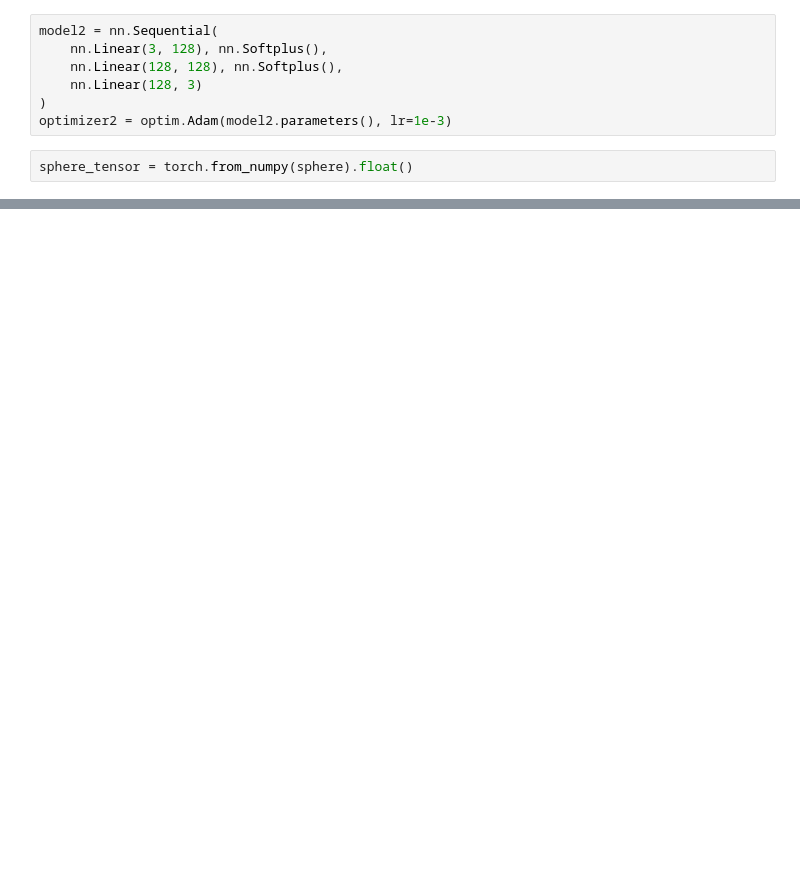
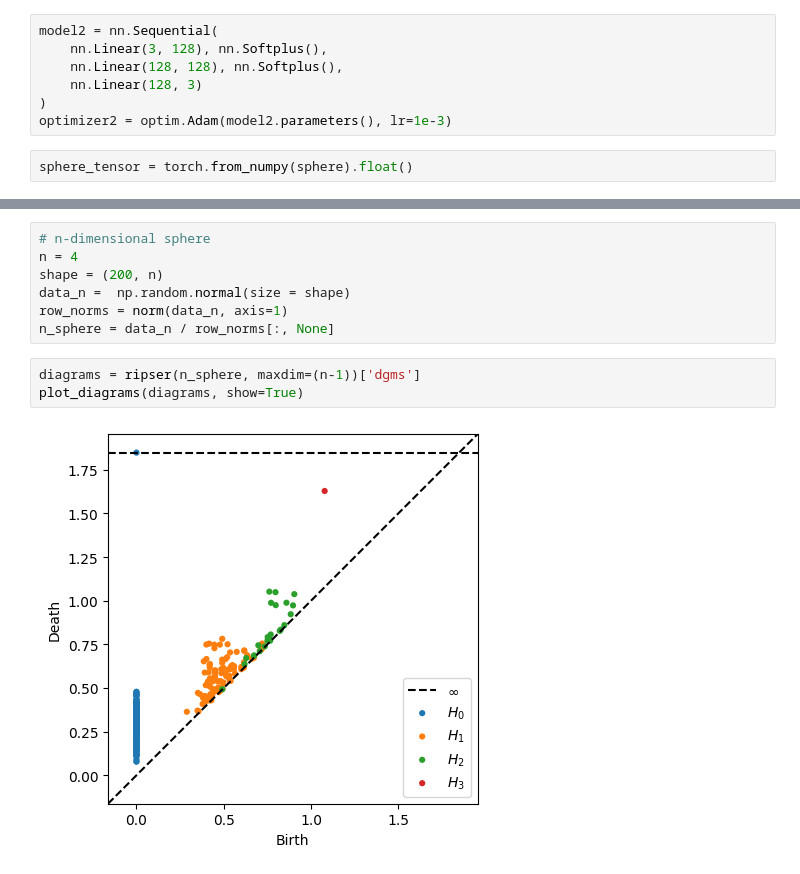
Before and after one commit to ufabao/Topology-of-Diffusion-models, a Jupyter notebook: diffus.ipynb, the cells around one changed output, grey strips where cells are left out. Saved outputs shown, nothing was run; the diff lists cells and outputs as text; blank space fills up the shorter version.

Commit message:
extension to arbitrary dimensions

```diff
--- a/diffus.ipynb
+++ b/diffus.ipynb
@@ -245,0 +223,12 @@ plot_diagrams(diagrams, show=True)
+# %%
+# n-dimensional sphere
+n = 4
+shape = (200, n)
+data_n =  np.random.normal(size = shape)
+row_norms = norm(data_n, axis=1)
+n_sphere = data_n / row_norms[:, None]
+# %%
+diagrams = ripser(n_sphere, maxdim=(n-1))['dgms']
+plot_diagrams(diagrams, show=True)
+# %% [output]
+[figure, added]
```
Also changed, not shown: parts of 19 cells of this notebook.
